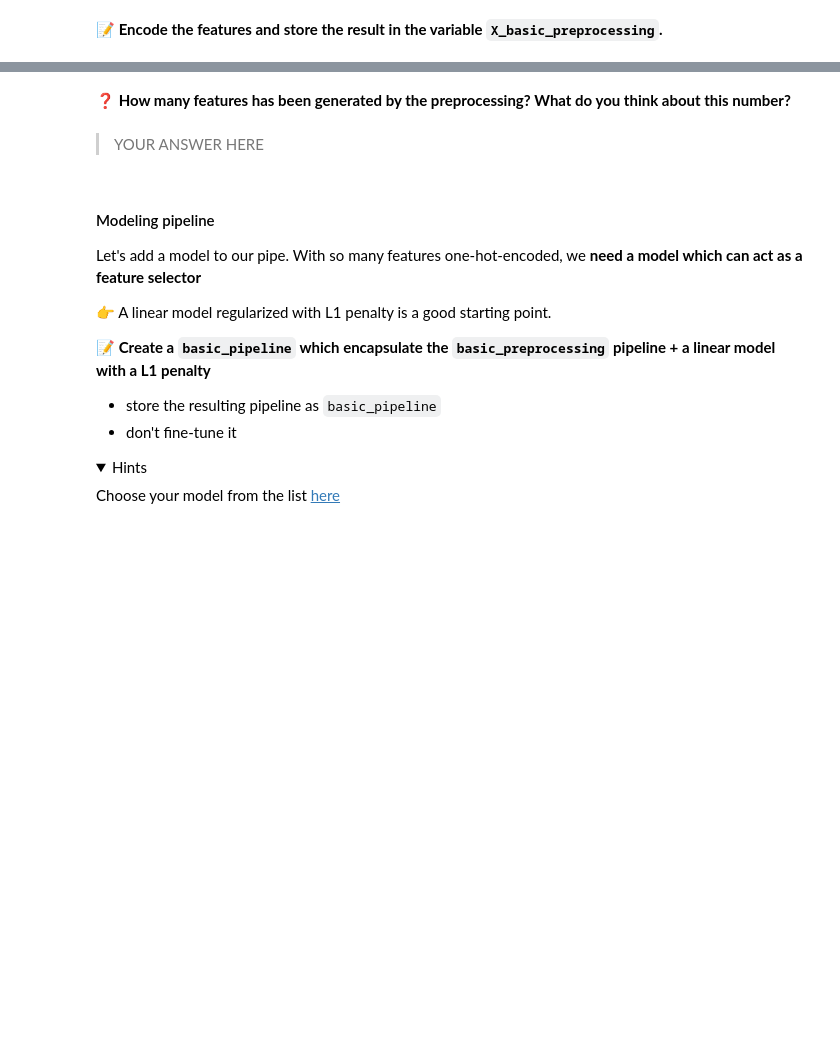
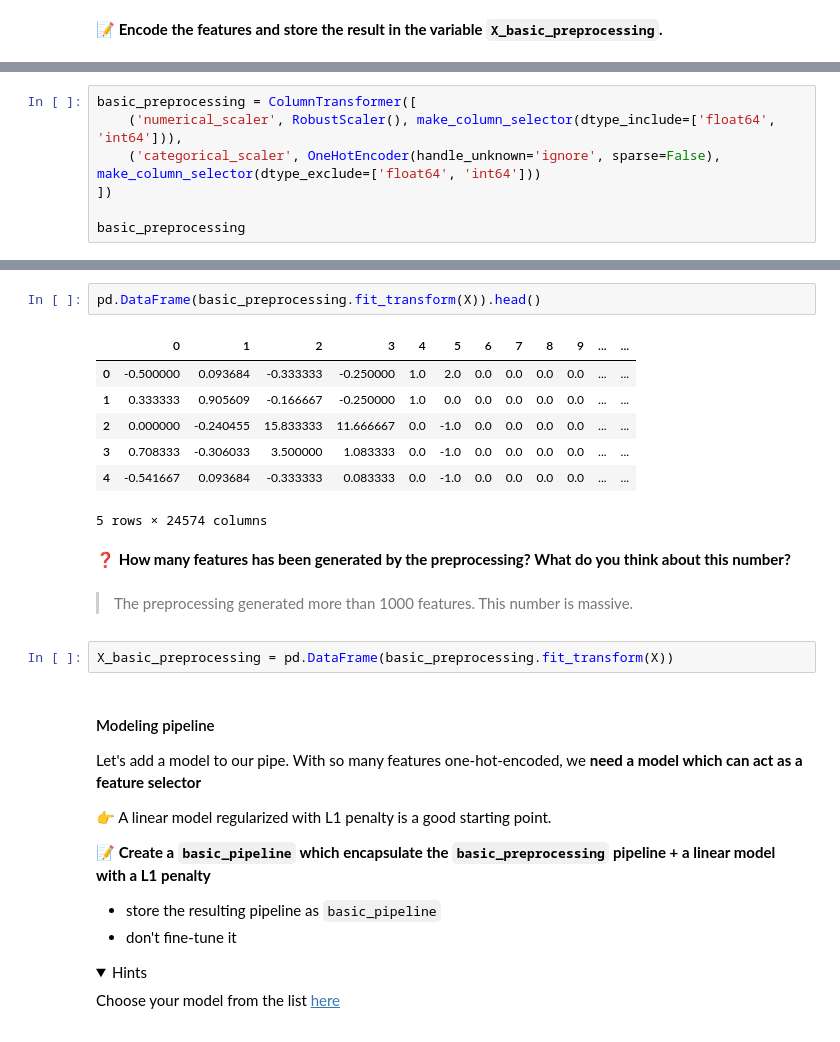
Before and after one commit to maillotg/data-certification-exam, a Jupyter notebook: machine_learning/TV_popularity_predictor.ipynb, the cells around one changed output, grey strips where cells are left out. Drawn from its saved outputs; the diff is of its cells as text; folded sections open; blank space fills up the shorter version.

```diff
--- a/machine_learning/TV_popularity_predictor.ipynb
+++ b/machine_learning/TV_popularity_predictor.ipynb
@@ -132,0 +327,7 @@ from sklearn import set_config; set_config(display='diagram')
+# %%
+basic_preprocessing = ColumnTransformer([
+    ('numerical_scaler', RobustScaler(), make_column_selector(dtype_include=['float64', 'int64'])),
+    ('categorical_scaler', OneHotEncoder(handle_unknown='ignore', sparse=False), make_column_selector(dtype_exclude=['float64', 'int64']))
+])
+
+basic_preprocessing
@@ -133,7 +341,19 @@ from sklearn import set_config; set_config(display='diagram')
+# %%
+pd.DataFrame(basic_preprocessing.fit_transform(X)).head()
+# %% [output]
+|  | 0 | 1 | 2 | 3 | 4 | 5 | 6 | 7 | 8 | 9 | ... | ... |
+| 0 | -0.500000 | 0.093684 | -0.333333 | -0.250000 | 1.0 | 2.0 | 0.0 | 0.0 | 0.0 | 0.0 | ... | ... |
+| 1 | 0.333333 | 0.905609 | -0.166667 | -0.250000 | 1.0 | 0.0 | 0.0 | 0.0 | 0.0 | 0.0 | ... | ... |
+| 2 | 0.000000 | -0.240455 | 15.833333 | 11.666667 | 0.0 | -1.0 | 0.0 | 0.0 | 0.0 | 0.0 | ... | ... |
+| 3 | 0.708333 | -0.306033 | 3.500000 | 1.083333 | 0.0 | -1.0 | 0.0 | 0.0 | 0.0 | 0.0 | ... | ... |
+| 4 | -0.541667 | 0.093684 | -0.333333 | 0.083333 | 0.0 | -1.0 | 0.0 | 0.0 | 0.0 | 0.0 | ... | ... |
+5 rows × 24574 columns
 # %% [markdown]
 **❓ How many features has been generated by the preprocessing? What do you think about this number?**
-# %% [markdown]
-> YOUR ANSWER HERE
+# %% [markdown]
+> The preprocessing generated more than 1000 features. This number is massive.
+# %%
+X_basic_preprocessing = pd.DataFrame(basic_preprocessing.fit_transform(X))
 # %% [markdown]
 #### Modeling pipeline
 
```
Also changed, not shown: parts of 54 cells of this notebook, 2 other files.
